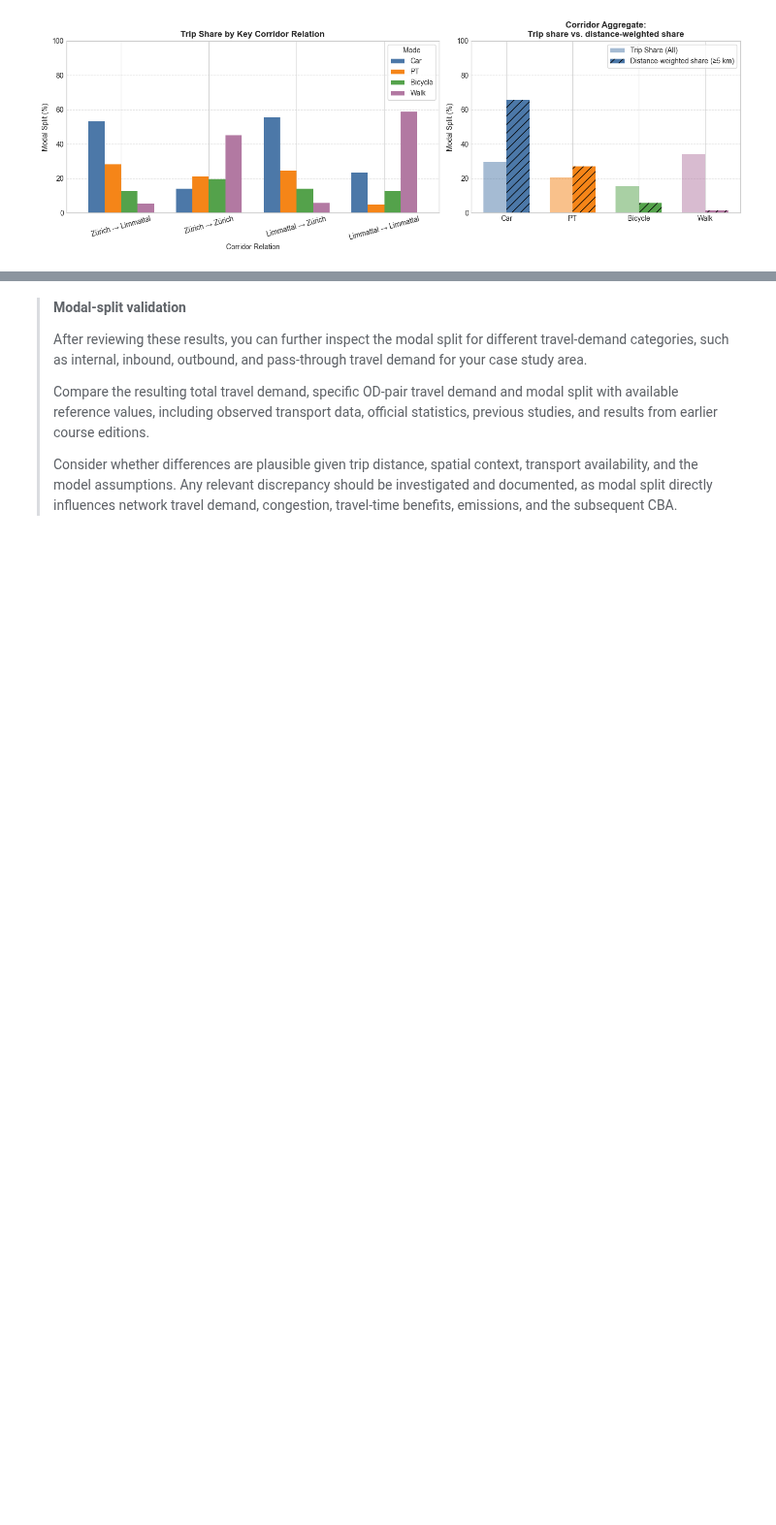
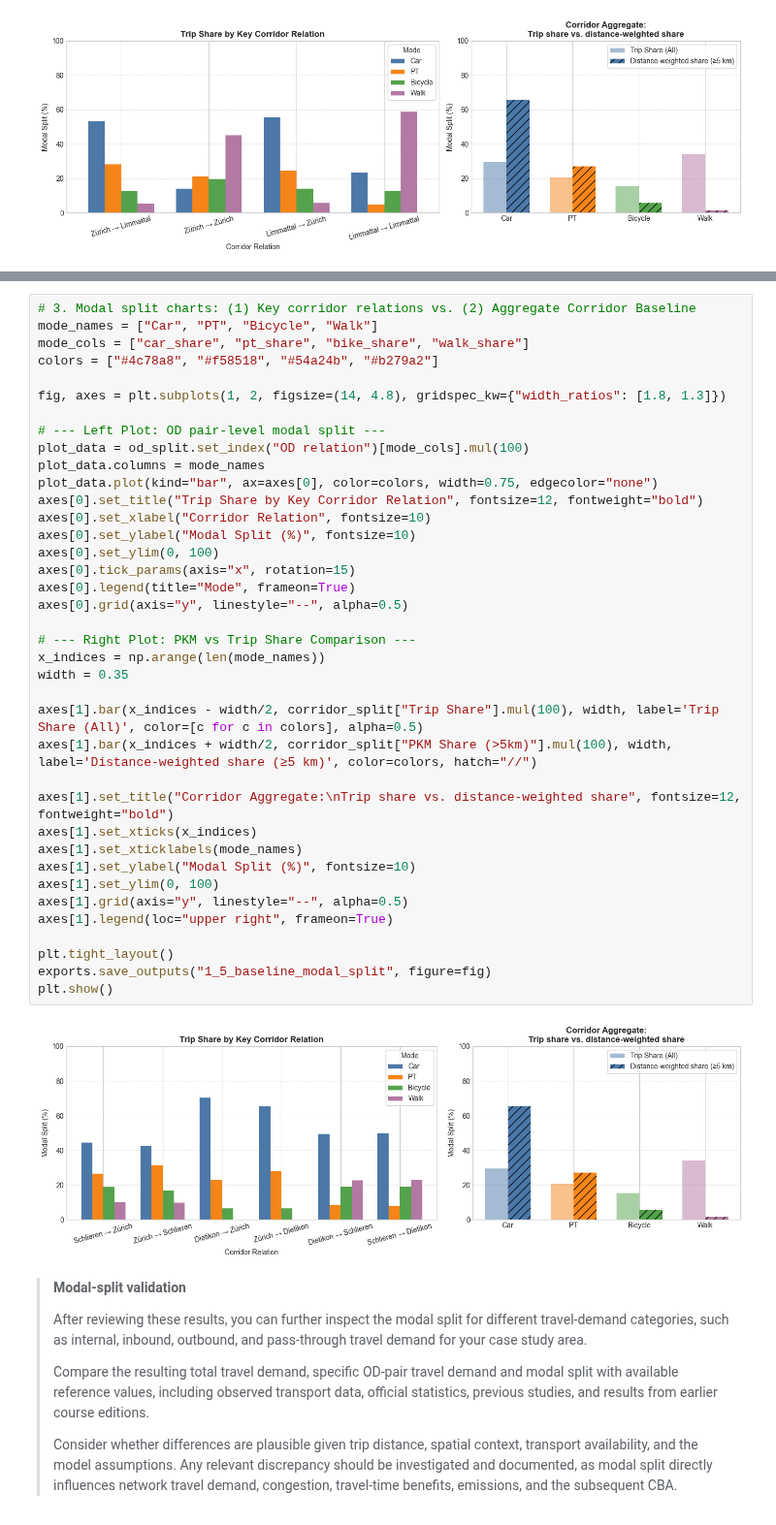
Before and after one commit to sebischoff/IP-HS26-MehrSpur-CaseStudy, a Jupyter notebook: notebooks/02_system_modeling.ipynb, the cells around one changed output, grey strips where cells are left out. Shown at 97% size. Cells and saved outputs as stored; diff of their text form; blank space fills up the shorter version.

Commit message:
New modal split in 1.5

```diff
--- a/notebooks/02_system_modeling.ipynb
+++ b/notebooks/02_system_modeling.ipynb
@@ -690,3 +782,43 @@ Modal Split for Key Corridor Relations (Trip-based):
+# %%
+# 3. Modal split charts: (1) Key corridor relations vs. (2) Aggregate Corridor Baseline
+mode_names = ["Car", "PT", "Bicycle", "Walk"]
+mode_cols = ["car_share", "pt_share", "bike_share", "walk_share"]
+colors = ["#4c78a8", "#f58518", "#54a24b", "#b279a2"]
+
+fig, axes = plt.subplots(1, 2, figsize=(14, 4.8), gridspec_kw={"width_ratios": [1.8, 1.3]})
+
+# --- Left Plot: OD pair-level modal split ---
+plot_data = od_split.set_index("OD relation")[mode_cols].mul(100)
+plot_data.columns = mode_names
+plot_data.plot(kind="bar", ax=axes[0], color=colors, width=0.75, edgecolor="none")
+axes[0].set_title("Trip Share by Key Corridor Relation", fontsize=12, fontweight="bold")
+axes[0].set_xlabel("Corridor Relation", fontsize=10)
+axes[0].set_ylabel("Modal Split (%)", fontsize=10)
+axes[0].set_ylim(0, 100)
+axes[0].tick_params(axis="x", rotation=15)
+axes[0].legend(title="Mode", frameon=True)
+axes[0].grid(axis="y", linestyle="--", alpha=0.5)
+
+# --- Right Plot: PKM vs Trip Share Comparison ---
+x_indices = np.arange(len(mode_names))
+width = 0.35
+
+axes[1].bar(x_indices - width/2, corridor_split["Trip Share"].mul(100), width, label='Trip Share (All)', color=[c for c in colors], alpha=0.5)
+axes[1].bar(x_indices + width/2, corridor_split["PKM Share (>5km)"].mul(100), width, label='Distance-weighted share (≥5 km)', color=colors, hatch="//")
+
+axes[1].set_title("Corridor Aggregate:\nTrip share vs. distance-weighted share", fontsize=12, fontweight="bold")
+axes[1].set_xticks(x_indices)
+axes[1].set_xticklabels(mode_names)
+axes[1].set_ylabel("Modal Split (%)", fontsize=10)
+axes[1].set_ylim(0, 100)
+axes[1].grid(axis="y", linestyle="--", alpha=0.5)
+axes[1].legend(loc="upper right", frameon=True)
+
+plt.tight_layout()
+exports.save_outputs("1_5_baseline_modal_split", figure=fig)
+plt.show()
+# %% [output]
+[figure, added]
 # %% [markdown]
 > **Modal-split validation**
 >
```
Also changed, not shown: parts of 2 cells of this notebook.
